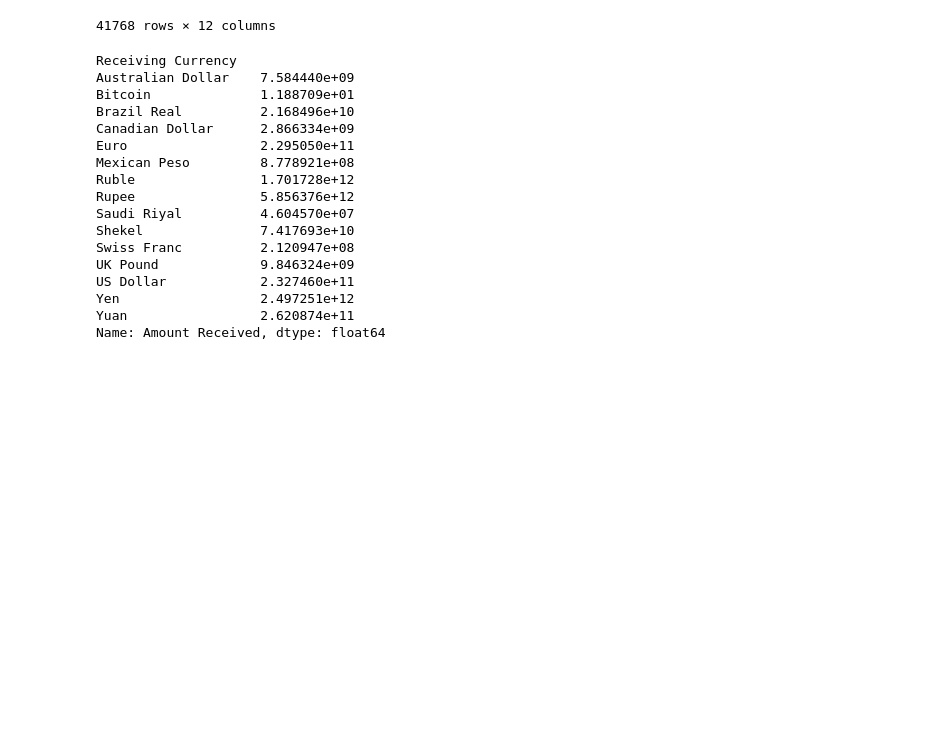
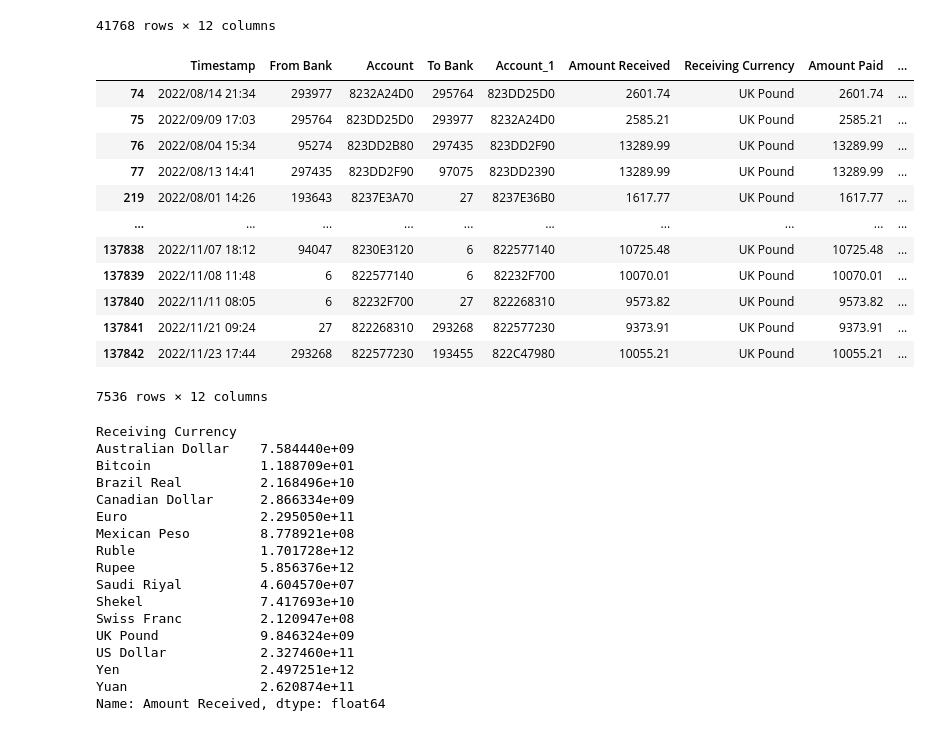
Before and after one commit to ElizabethSeth/med, a Jupyter notebook: notebooks/data_upload.ipynb, the cells around one changed output. Saved outputs shown, nothing was run; the diff lists cells and outputs as text; code cells hidden in the pictures; blank space fills up the shorter version.

```diff
--- a/notebooks/data_upload.ipynb
+++ b/notebooks/data_upload.ipynb
@@ -395,6 +395,23 @@ filtered_data
 | 137933 | 2022/11/25 11:27 | 1538 | 8008279E0 | 1213 | 8006E6420 | 9483.76 | Euro | 9483.76 | ... |
 | 137934 | 2022/11/28 09:15 | 1538 | 8008279E0 | 1827 | 80117E140 | 11919.51 | Euro | 11919.51 | ... |
 41768 rows × 12 columns
+# %%
+filtered_data = patterns_large[patterns_large['Receiving Currency'] == 'UK Pound']
+filtered_data
+# %% [output]
+|  | Timestamp | From Bank | Account | To Bank | Account_1 | Amount Received | Receiving Currency | Amount Paid | ... |
+| 74 | 2022/08/14 21:34 | 293977 | 8232A24D0 | 295764 | 823DD25D0 | 2601.74 | UK Pound | 2601.74 | ... |
+| 75 | 2022/09/09 17:03 | 295764 | 823DD25D0 | 293977 | 8232A24D0 | 2585.21 | UK Pound | 2585.21 | ... |
+| 76 | 2022/08/04 15:34 | 95274 | 823DD2B80 | 297435 | 823DD2F90 | 13289.99 | UK Pound | 13289.99 | ... |
+| 77 | 2022/08/13 14:41 | 297435 | 823DD2F90 | 97075 | 823DD2390 | 13289.99 | UK Pound | 13289.99 | ... |
+| 219 | 2022/08/01 14:26 | 193643 | 8237E3A70 | 27 | 8237E36B0 | 1617.77 | UK Pound | 1617.77 | ... |
+| ... | ... | ... | ... | ... | ... | ... | ... | ... | ... |
+| 137838 | 2022/11/07 18:12 | 94047 | 8230E3120 | 6 | 822577140 | 10725.48 | UK Pound | 10725.48 | ... |
+| 137839 | 2022/11/08 11:48 | 6 | 822577140 | 6 | 82232F700 | 10070.01 | UK Pound | 10070.01 | ... |
+| 137840 | 2022/11/11 08:05 | 6 | 82232F700 | 27 | 822268310 | 9573.82 | UK Pound | 9573.82 | ... |
+| 137841 | 2022/11/21 09:24 | 27 | 822268310 | 293268 | 822577230 | 9373.91 | UK Pound | 9373.91 | ... |
+| 137842 | 2022/11/23 17:44 | 293268 | 822577230 | 193455 | 822C47980 | 10055.21 | UK Pound | 10055.21 | ... |
+7536 rows × 12 columns
 # %%
 currency_summary = patterns_large.groupby('Receiving Currency')['Amount Received'].sum()
 currency_summary
```
